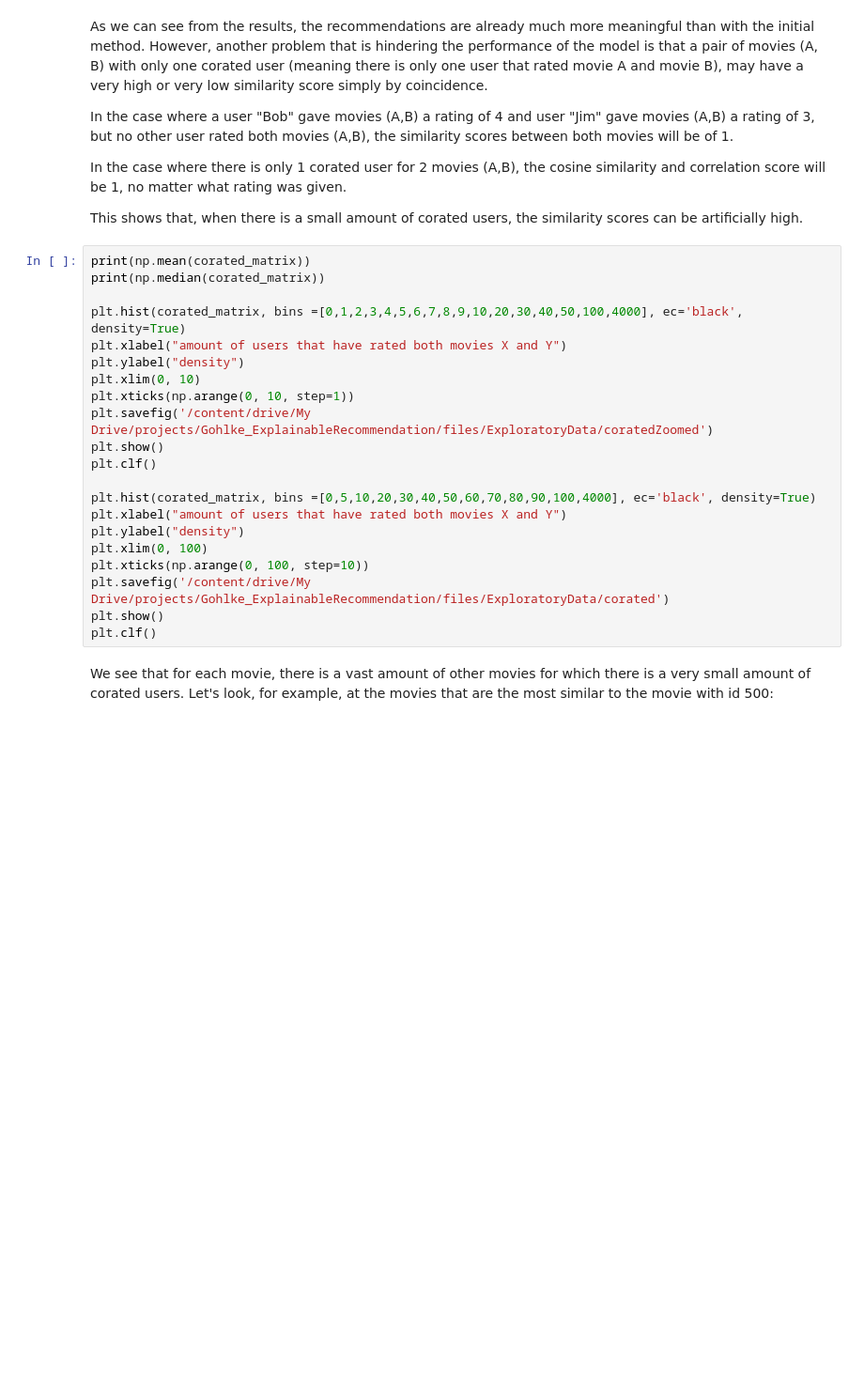
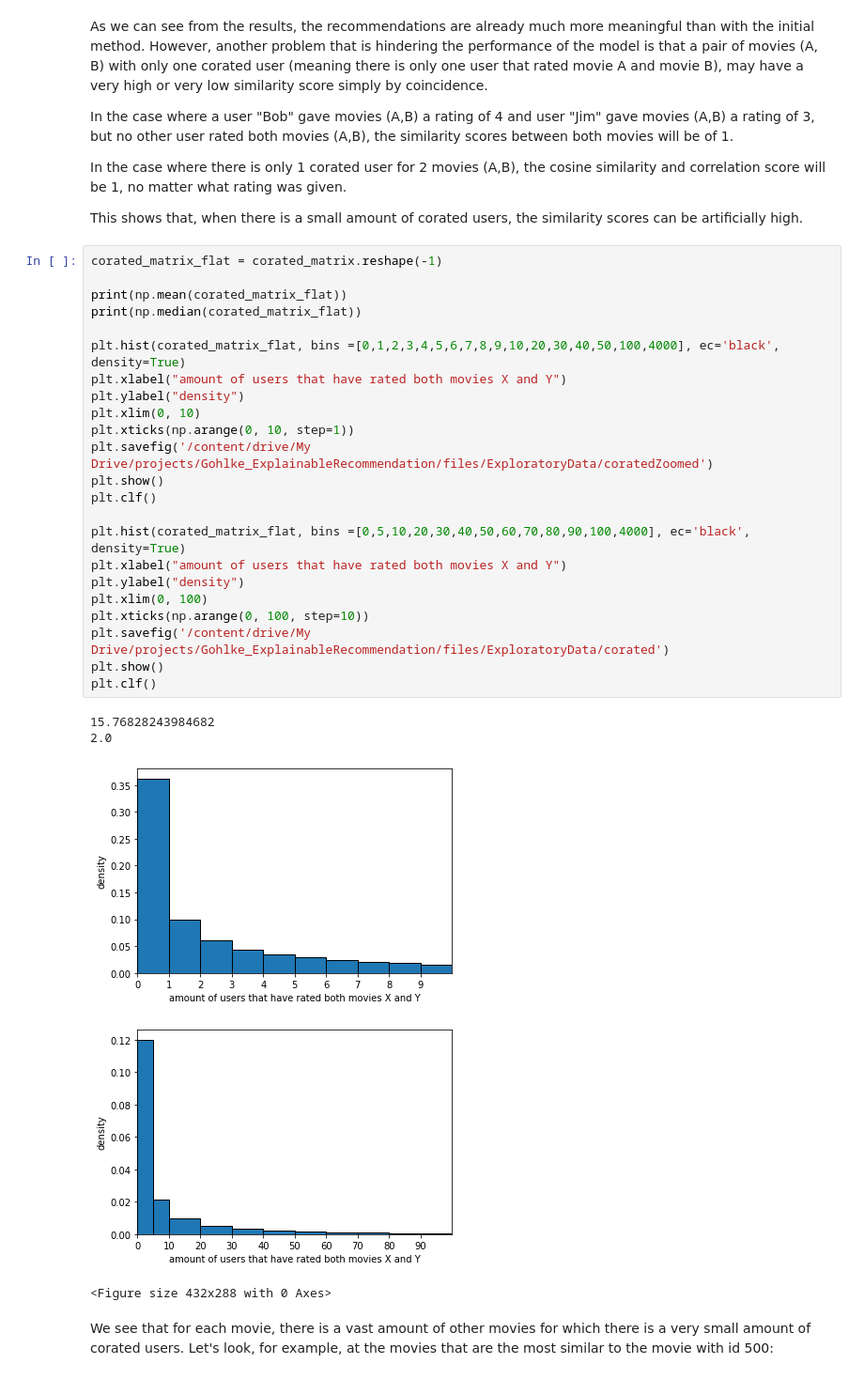
Before and after one commit to c-gohlke/Explainable-Recommendations-through-Deep-Reinforcement-Learning, a Jupyter notebook: Explainable_Recommendations.ipynb, the cells around one changed output. Shown at 94% size. Drawn from its saved outputs; the diff is of its cells as text; blank space fills up the shorter version.

```diff
--- a/Explainable_Recommendations.ipynb
+++ b/Explainable_Recommendations.ipynb
@@ -338,26 +348,34 @@ In the case where there is only 1 corated user for 2 movies (A,B), the cosine si
 
 This shows that, when there is a small amount of corated users, the similarity scores can be artificially high.
 # %%
-print(np.mean(corated_matrix))
-print(np.median(corated_matrix))
+corated_matrix_flat = corated_matrix.reshape(-1)
 
-plt.hist(corated_matrix, bins =[0,1,2,3,4,5,6,7,8,9,10,20,30,40,50,100,4000], ec='black', density=True)
+print(np.mean(corated_matrix_flat))
+print(np.median(corated_matrix_flat))
+
+plt.hist(corated_matrix_flat, bins =[0,1,2,3,4,5,6,7,8,9,10,20,30,40,50,100,4000], ec='black', density=True)
 plt.xlabel("amount of users that have rated both movies X and Y")
 plt.ylabel("density")
 plt.xlim(0, 10)
 plt.xticks(np.arange(0, 10, step=1))
 plt.savefig('/content/drive/My Drive/projects/Gohlke_ExplainableRecommendation/files/ExploratoryData/coratedZoomed')
 plt.show()
 plt.clf()
 
-plt.hist(corated_matrix, bins =[0,5,10,20,30,40,50,60,70,80,90,100,4000], ec='black', density=True)
+plt.hist(corated_matrix_flat, bins =[0,5,10,20,30,40,50,60,70,80,90,100,4000], ec='black', density=True)
 plt.xlabel("amount of users that have rated both movies X and Y")
 plt.ylabel("density")
 plt.xlim(0, 100)
 plt.xticks(np.arange(0, 100, step=10))
 plt.savefig('/content/drive/My Drive/projects/Gohlke_ExplainableRecommendation/files/ExploratoryData/corated')
 plt.show()
 plt.clf()
+# %% [output]
+15.76828243984682
+2.0
+[figure, added]
+[figure, added]
+<Figure size 432x288 with 0 Axes>
 # %% [markdown]
 We see that for each movie, there is a vast amount of other movies for which there is a very small amount of corated users. Let's look, for example, at the movies that are the most similar to the movie with id 500:
 # %%
```
Also changed, not shown: parts of 41 cells of this notebook.
